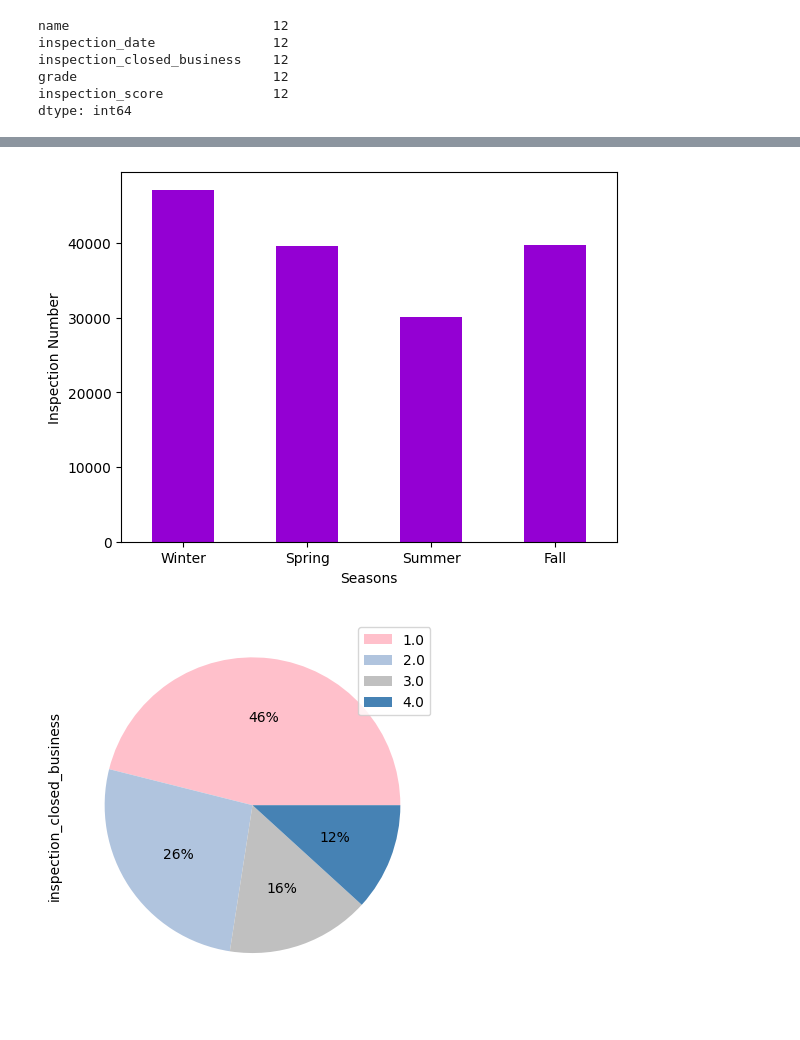
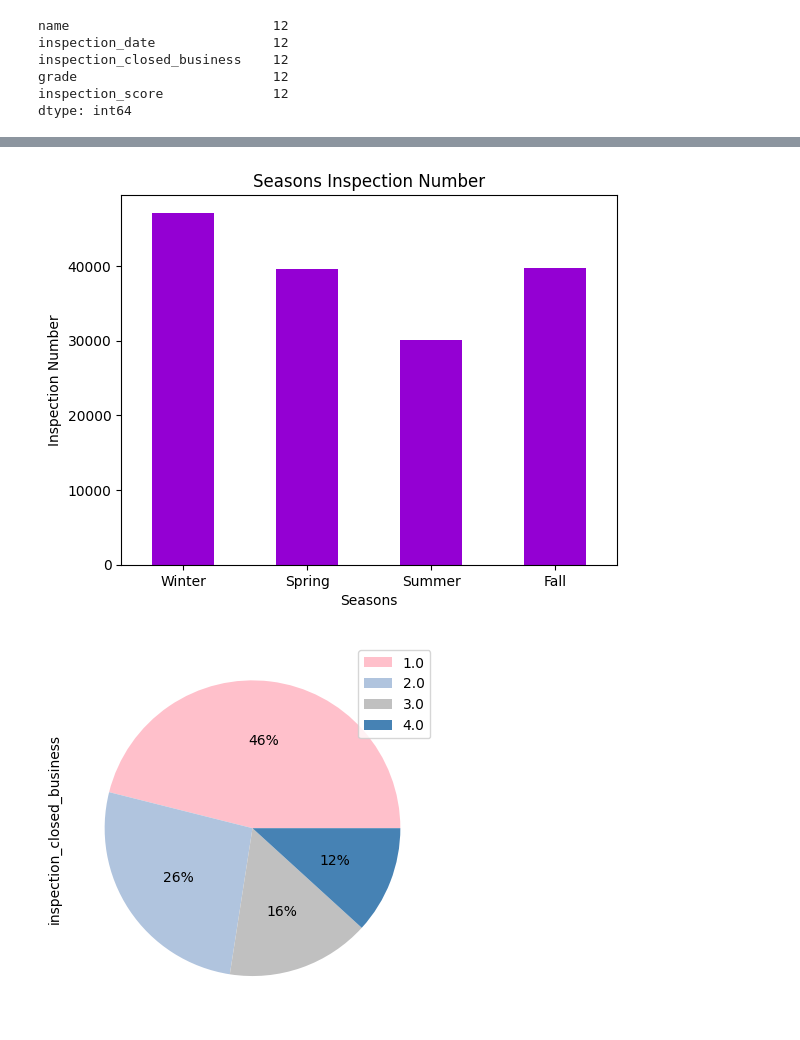
Before and after one commit to alirahmani93/ml_basic_p1, a Jupyter notebook: Project1_Shadi/Project1_Shadi/EDA_section1_Shadi.ipynb, the cells around one changed output, grey strips where cells are left out. Cells and saved outputs as stored; diff of their text form; code cells hidden in the pictures.

```diff
--- a/Project1_Shadi/Project1_Shadi/EDA_section1_Shadi.ipynb
+++ b/Project1_Shadi/Project1_Shadi/EDA_section1_Shadi.ipynb
@@ -112,19 +112,19 @@ plt.savefig("../../img/Inspection Closed Business_Inspection Score Average.png")
 # %%
 season_inspec_filter_df = insp_df[['name', 'inspection_date']]
 season_inspec_df = season_inspec_filter_df.groupby(['name', 'inspection_date']).sum().reset_index()
 season_inspec_time_series = season_inspec_df.set_index('inspection_date')
 season_inspec_time_series_df=season_inspec_time_series['name'].resample('Q').count().reset_index()
 season_inspec_df = season_inspec_time_series_df.groupby([season_inspec_time_series_df['inspection_date'].dt.month.rename('month')])['name'].sum().reset_index()
 x_values=['Winter','Spring', 'Summer', 'Fall']
-ax=season_inspec_df.plot(kind='bar', x='month', y='name', legend='', color='#9400D3',rot=0)
+ax=season_inspec_df.plot(kind='bar', x='month', y='name', legend='', color='#9400D3',rot=0,title='Seasons Inspection Number')
 ax.set_xticklabels(x_values)
 
 plt.xlabel('Seasons')
 plt.ylabel('Inspection Number')
 
 plt.savefig("../../img/Seasons_Inspection Number.png",pad_inches=0.5)
 # %% [output]
-[figure, old version]
+[figure, new version]
 # %%
 grouped_df_grade_close=grouped_df_grade.groupby('grade')['inspection_closed_business'].count()
 grouped_df_grade_score = grouped_df_grade.loc[grouped_df_grade['inspection_closed_business']==1]
```
Also changed, not shown: parts of 4 cells of this notebook, 6 other files.
